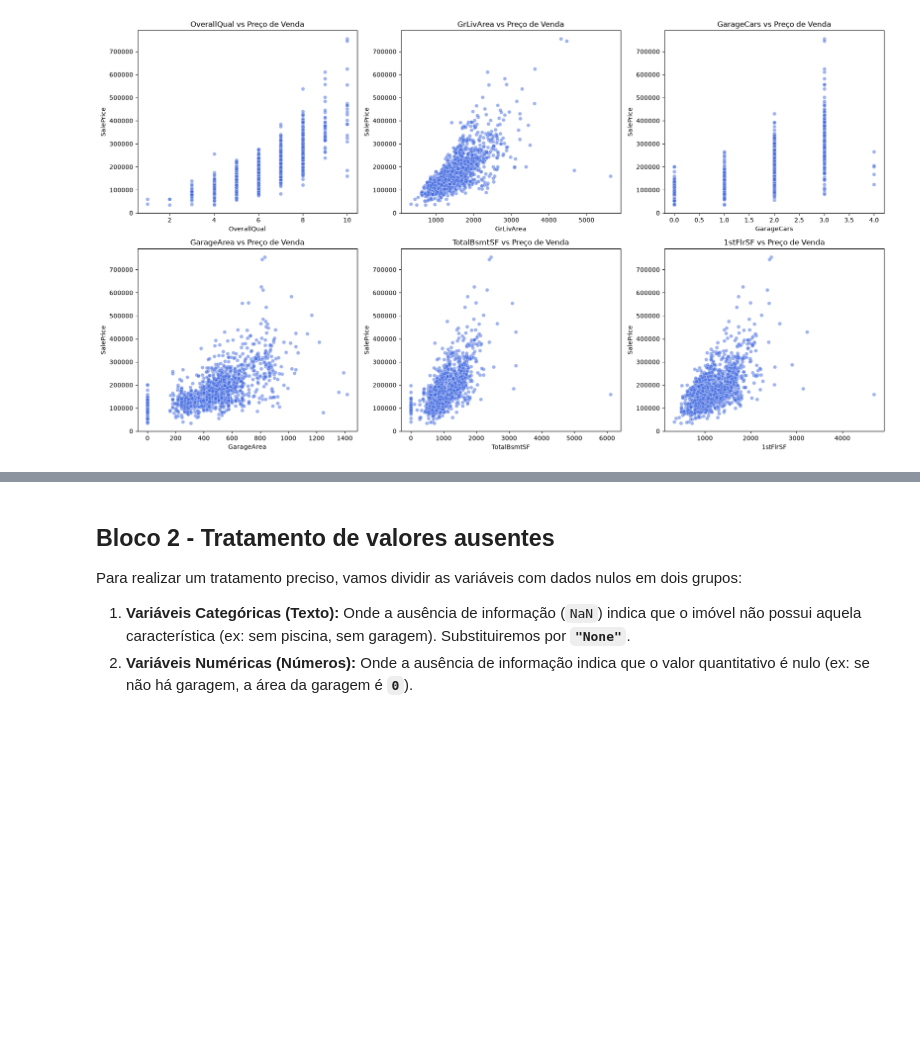
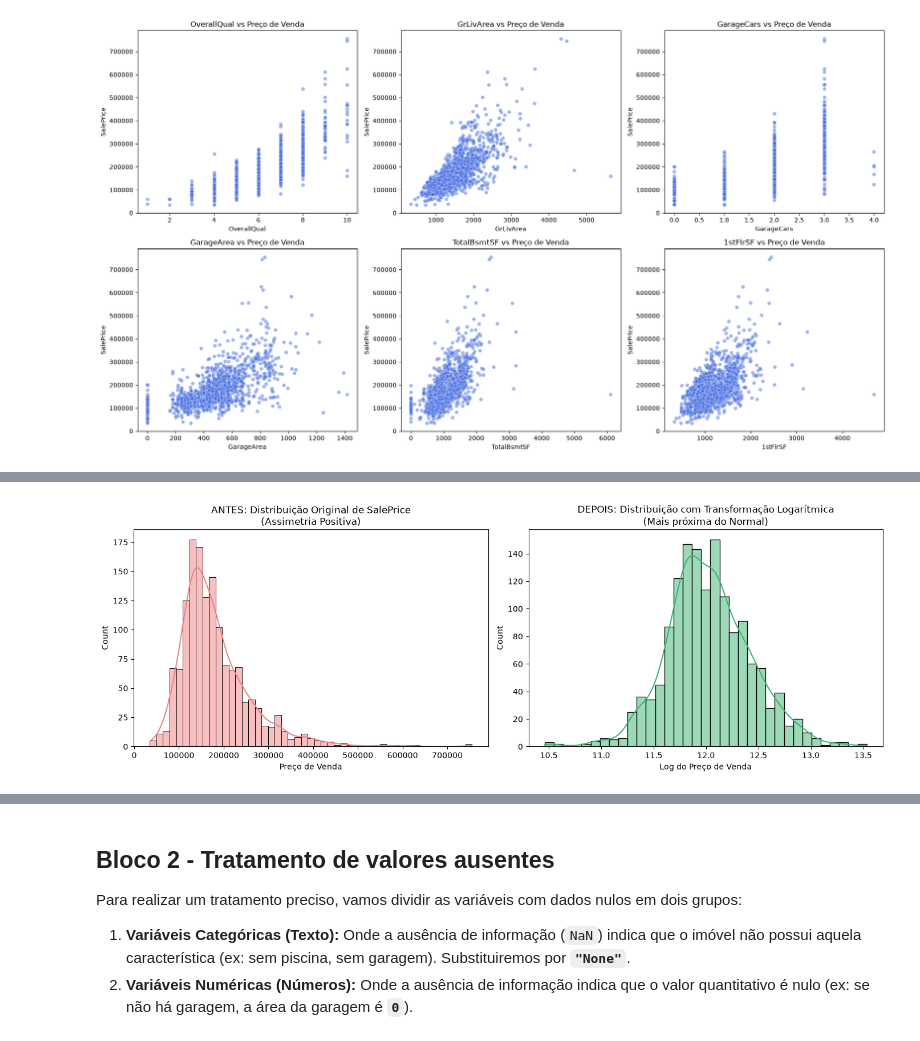
Before and after one commit to JoaoAntoni07/projeto-trainee-2026, a Jupyter notebook: projeto_trainee.ipynb, the cells around one changed output, grey strips where cells are left out. Cells and saved outputs as stored; diff of their text form; code cells hidden in the pictures; blank space fills up the shorter version.

```diff
--- a/projeto_trainee.ipynb
+++ b/projeto_trainee.ipynb
@@ -166,0 +196,19 @@ plt.show()
+# %%
+fig, axes = plt.subplots(nrows=1, ncols=2, figsize=(14, 5))
+
+# gráfico real
+sns.histplot(df_train['SalePrice'], kde=True, ax=axes[0], color='lightcoral')
+axes[0].set_title('ANTES: Distribuição Original de SalePrice\n(Assimetria Positiva)')
+axes[0].set_xlabel('Preço de Venda')
+
+# aplicando np.log1p (logaritmo natural de x + 1) para puxara cauda longa
+preco_log = np.log1p(df_train['SalePrice'])
+
+sns.histplot(preco_log, kde=True, ax=axes[1], color='mediumseagreen')
+axes[1].set_title('DEPOIS: Distribuição com Transformação Logarítmica\n(Mais próxima do Normal)')
+axes[1].set_xlabel('Log do Preço de Venda')
+
+plt.tight_layout()
+plt.show()
+# %% [output]
+[figure, added]
```
Also changed, not shown: parts of 5 cells of this notebook.
